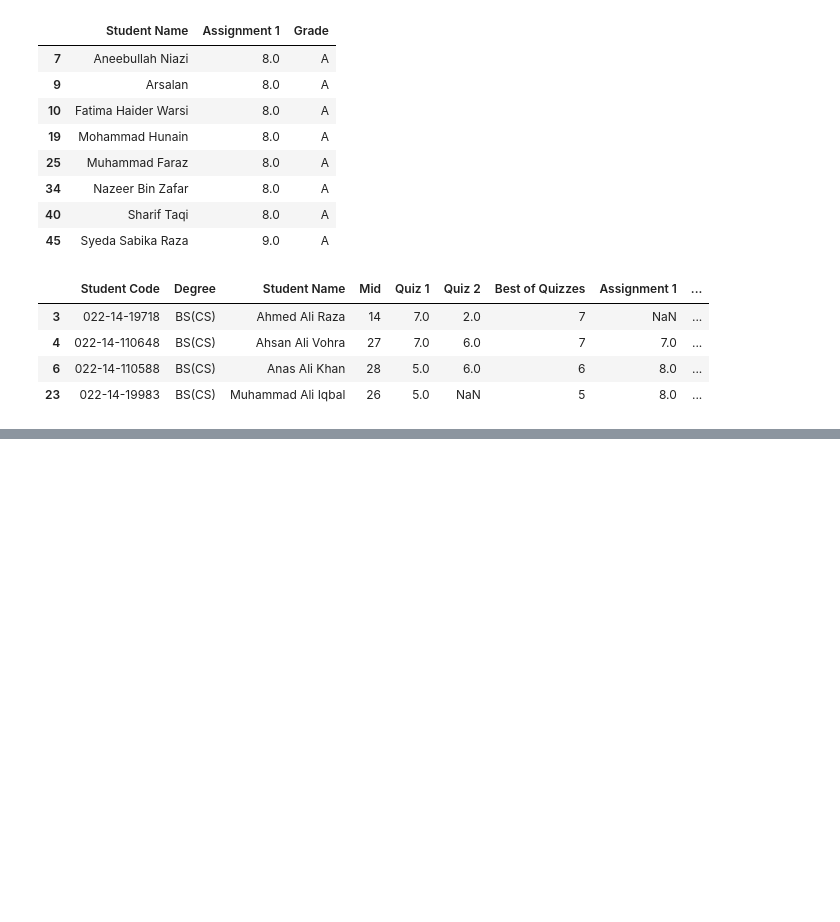
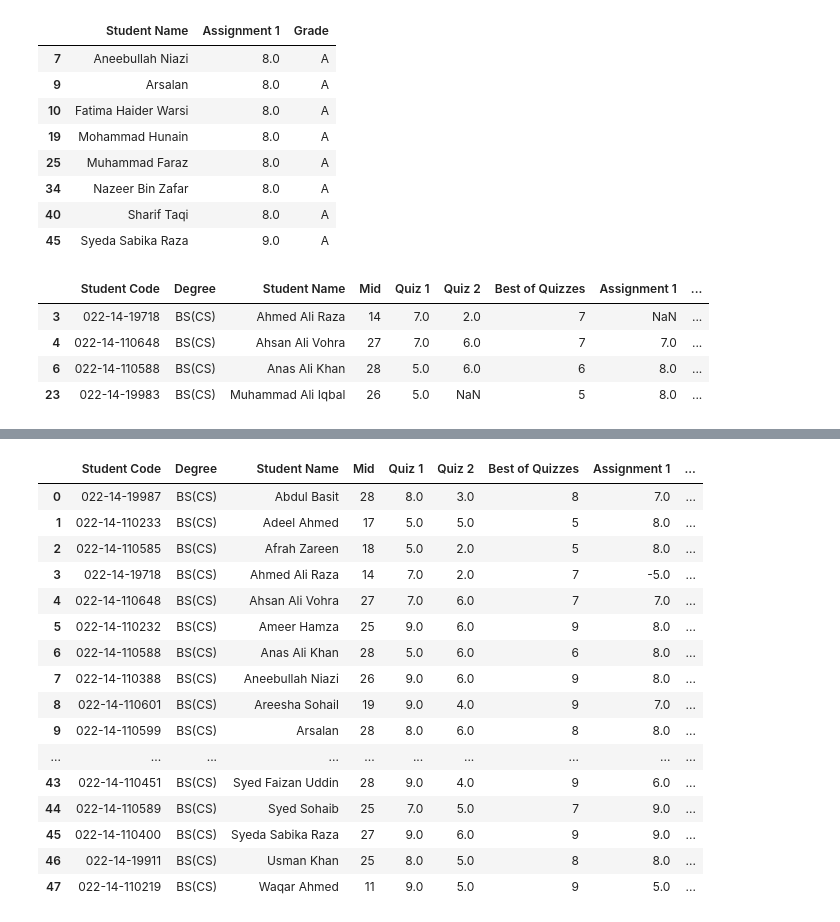
Before and after one commit to mhassanyahyaAI/Python, a Jupyter notebook: DataSet.ipynb, the cells around one changed output, grey strips where cells are left out. Cells and saved outputs as stored; diff of their text form; code cells hidden in the pictures; blank space fills up the shorter version.

```diff
--- a/DataSet.ipynb
+++ b/DataSet.ipynb
@@ -220,0 +328,24 @@ df[df['Student Name'].str.contains('Ali')]
+# %%
+df.rename(columns = {'Total(100)':'Grand Total'}, inplace = True)
+# %%
+df['Sum of Quizzes'] = df['Quiz 1'] + df['Quiz 2']
+# %%
+df
+# %% [output]
+|  | Student Code | Degree | Student Name | Mid | Quiz 1 | Quiz 2 | Best of Quizzes | Assignment 1 | ... |
+| 0 | 022-14-19987 | BS(CS) | Abdul Basit | 28 | 8.0 | 3.0 | 8 | 7.0 | ... |
+| 1 | 022-14-110233 | BS(CS) | Adeel Ahmed | 17 | 5.0 | 5.0 | 5 | 8.0 | ... |
+| 2 | 022-14-110585 | BS(CS) | Afrah Zareen | 18 | 5.0 | 2.0 | 5 | 8.0 | ... |
+| 3 | 022-14-19718 | BS(CS) | Ahmed Ali Raza | 14 | 7.0 | 2.0 | 7 | -5.0 | ... |
+| 4 | 022-14-110648 | BS(CS) | Ahsan Ali Vohra | 27 | 7.0 | 6.0 | 7 | 7.0 | ... |
+| 5 | 022-14-110232 | BS(CS) | Ameer Hamza | 25 | 9.0 | 6.0 | 9 | 8.0 | ... |
+| 6 | 022-14-110588 | BS(CS) | Anas Ali Khan | 28 | 5.0 | 6.0 | 6 | 8.0 | ... |
+| 7 | 022-14-110388 | BS(CS) | Aneebullah Niazi | 26 | 9.0 | 6.0 | 9 | 8.0 | ... |
+| 8 | 022-14-110601 | BS(CS) | Areesha Sohail | 19 | 9.0 | 4.0 | 9 | 7.0 | ... |
+| 9 | 022-14-110599 | BS(CS) | Arsalan | 28 | 8.0 | 6.0 | 8 | 8.0 | ... |
+| ... | ... | ... | ... | ... | ... | ... | ... | ... | ... |
+| 43 | 022-14-110451 | BS(CS) | Syed Faizan Uddin | 28 | 9.0 | 4.0 | 9 | 6.0 | ... |
+| 44 | 022-14-110589 | BS(CS) | Syed Sohaib | 25 | 7.0 | 5.0 | 7 | 9.0 | ... |
+| 45 | 022-14-110400 | BS(CS) | Syeda Sabika Raza | 27 | 9.0 | 6.0 | 9 | 9.0 | ... |
+| 46 | 022-14-19911 | BS(CS) | Usman Khan | 25 | 8.0 | 5.0 | 8 | 8.0 | ... |
+| 47 | 022-14-110219 | BS(CS) | Waqar Ahmed | 11 | 9.0 | 5.0 | 9 | 5.0 | ... |
```
Also changed, not shown: parts of 8 cells of this notebook.
